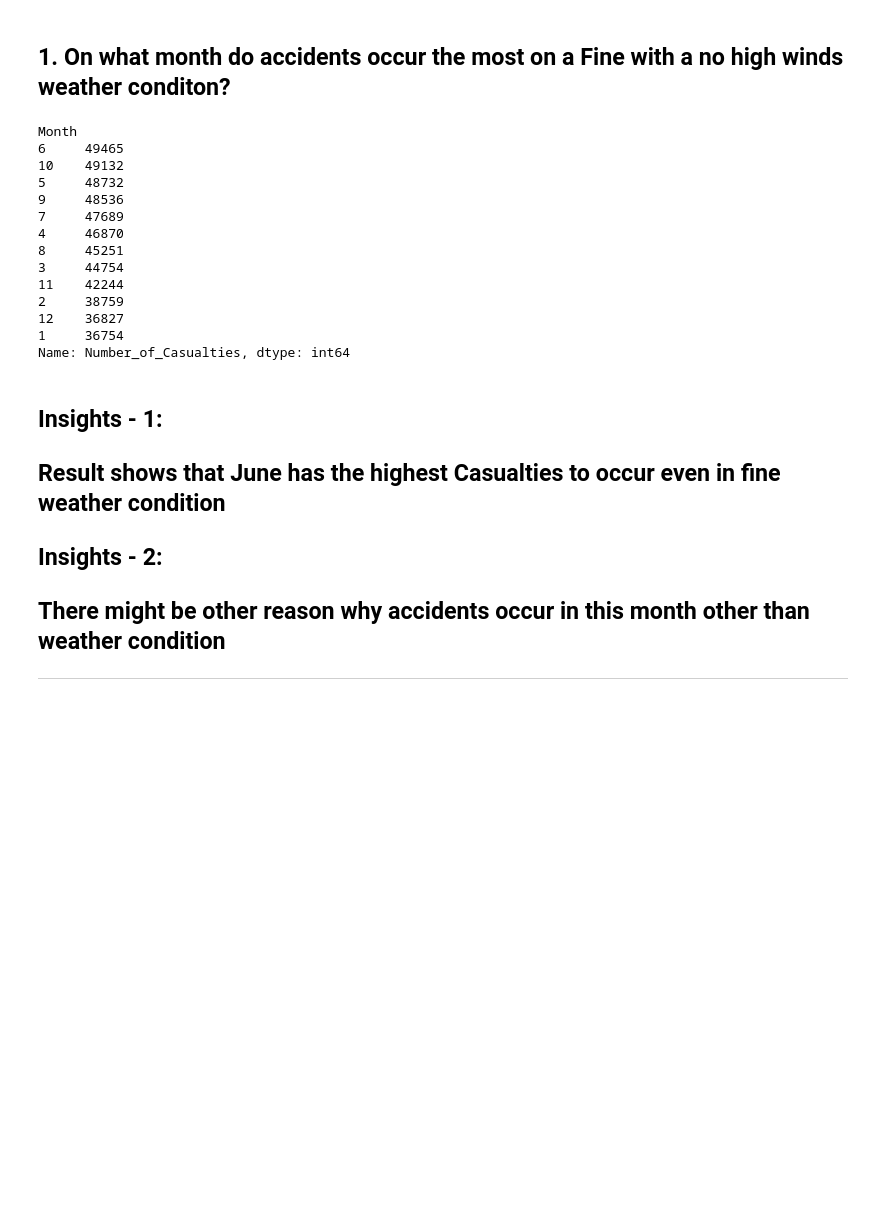
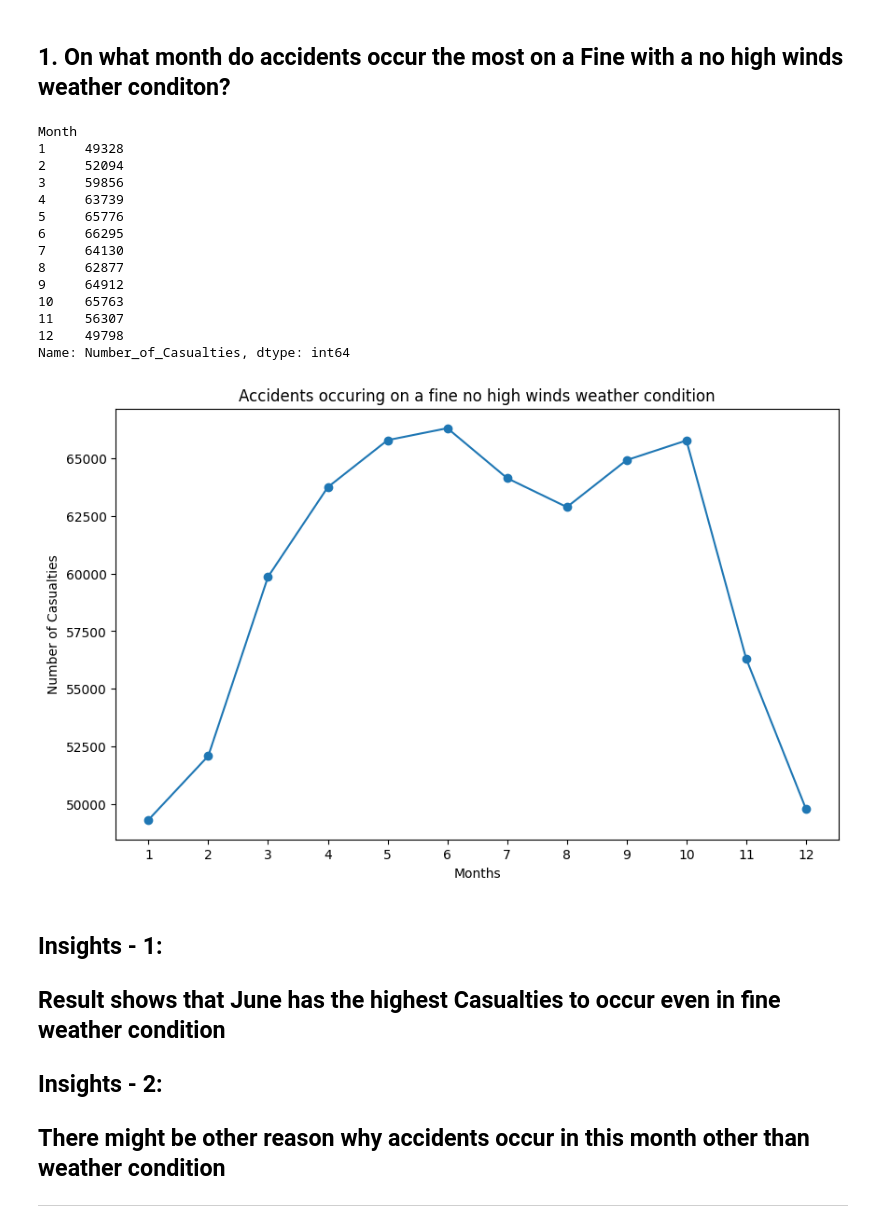
Before and after one commit to KevinArchive1/ELEC303_DATA_ANALYTICS_VELE-A, a Jupyter notebook: ITELEC-3A/activity3.ipynb, the cells around one changed output. Saved outputs shown, nothing was run; the diff lists cells and outputs as text; code cells hidden in the pictures; blank space fills up the shorter version.

```diff
--- a/ITELEC-3A/activity3.ipynb
+++ b/ITELEC-3A/activity3.ipynb
@@ -239,24 +263,33 @@ Index(['Index', 'Accident_Severity', 'Accident Date', 'Latitude',
 # %%
 clear_weather = uk_road_accident[uk_road_accident["Weather_Conditions"] == "Fine no high winds"]
 
-most_accidents_month = clear_weather.groupby("Month")["Number_of_Casualties"].size().sort_values(ascending=False)
+most_accidents_month = clear_weather.groupby("Month")["Number_of_Casualties"].sum()
 
 most_accidents_month
 # %% [output]
 Month
-6     49465
-10    49132
-5     48732
-9     48536
-7     47689
-4     46870
-8     45251
-3     44754
-11    42244
-2     38759
-12    36827
-1     36754
+1     49328
+2     52094
+3     59856
+4     63739
+5     65776
+6     66295
+7     64130
+8     62877
+9     64912
+10    65763
+11    56307
+12    49798
 Name: Number_of_Casualties, dtype: int64
+# %%
+most_accidents_month.plot(kind="line", marker="o", figsize=(10,6))
+plt.title("Accidents occuring on a fine no high winds weather condition")
+plt.xlabel("Months")
+plt.ylabel("Number of Casualties")
+plt.xticks(range(1, 13), rotation=0, ha="center")
+plt.show()
+# %% [output]
+[figure, added]
 # %% [markdown]
 <h2>Insights - 1:</h2>
 <h2>Result shows that June has the highest Casualties to occur even in fine weather condition</h2>
```
Also changed, not shown: parts of 31 cells of this notebook.
